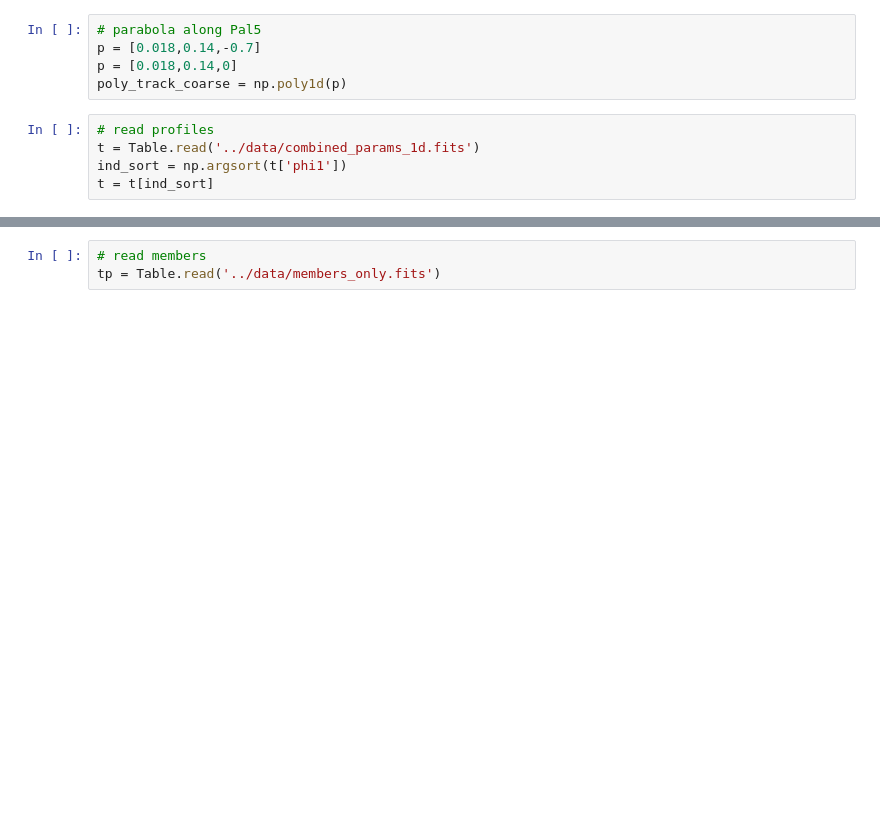
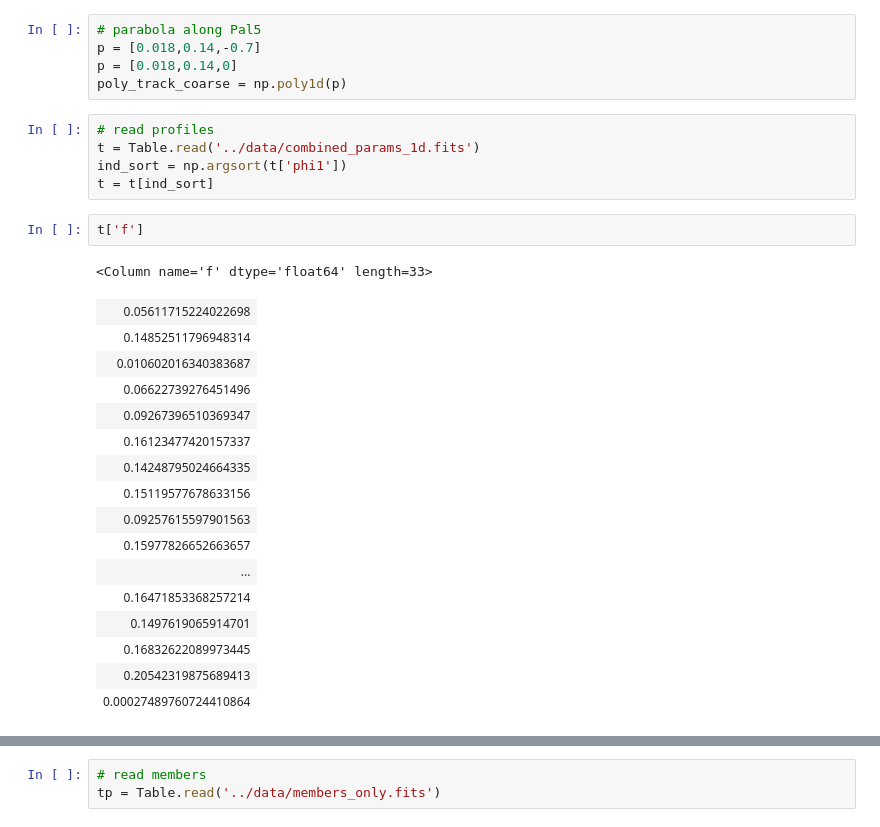
Before and after one commit to adrn/Pal5sBiggestFan, a Jupyter notebook: notebooks/fig_data_profile.ipynb, the cells around one changed output, grey strips where cells are left out. Cells and saved outputs as stored; diff of their text form; blank space fills up the shorter version.

```diff
--- a/notebooks/fig_data_profile.ipynb
+++ b/notebooks/fig_data_profile.ipynb
@@ -24,3 +24,23 @@ poly_track_coarse = np.poly1d(p)
 t = Table.read('../data/combined_params_1d.fits')
 ind_sort = np.argsort(t['phi1'])
 t = t[ind_sort]
+# %%
+t['f']
+# %% [output]
+<Column name='f' dtype='float64' length=33>
+| 0.05611715224022698 |
+| 0.14852511796948314 |
+| 0.010602016340383687 |
+| 0.06622739276451496 |
+| 0.09267396510369347 |
+| 0.16123477420157337 |
+| 0.14248795024664335 |
+| 0.15119577678633156 |
+| 0.09257615597901563 |
+| 0.15977826652663657 |
+| ... |
+| 0.16471853368257214 |
+| 0.1497619065914701 |
+| 0.16832622089973445 |
+| 0.20542319875689413 |
+| 0.00027489760724410864 |
```
Also changed, not shown: parts of 2 cells of this notebook, 2 other files.
